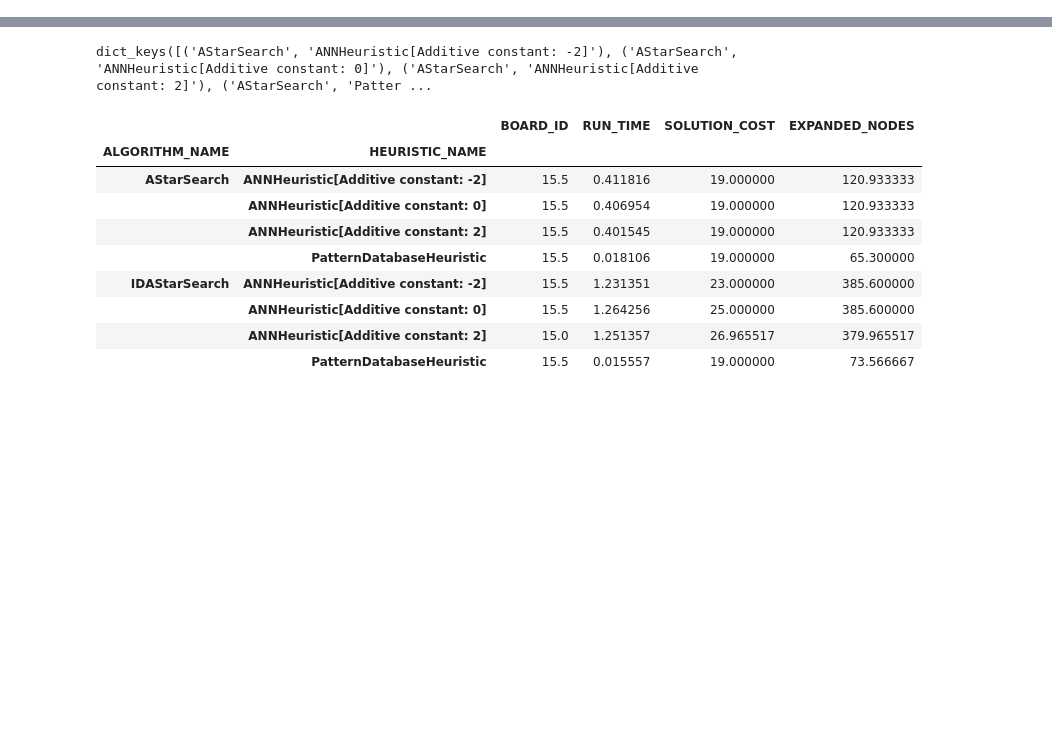
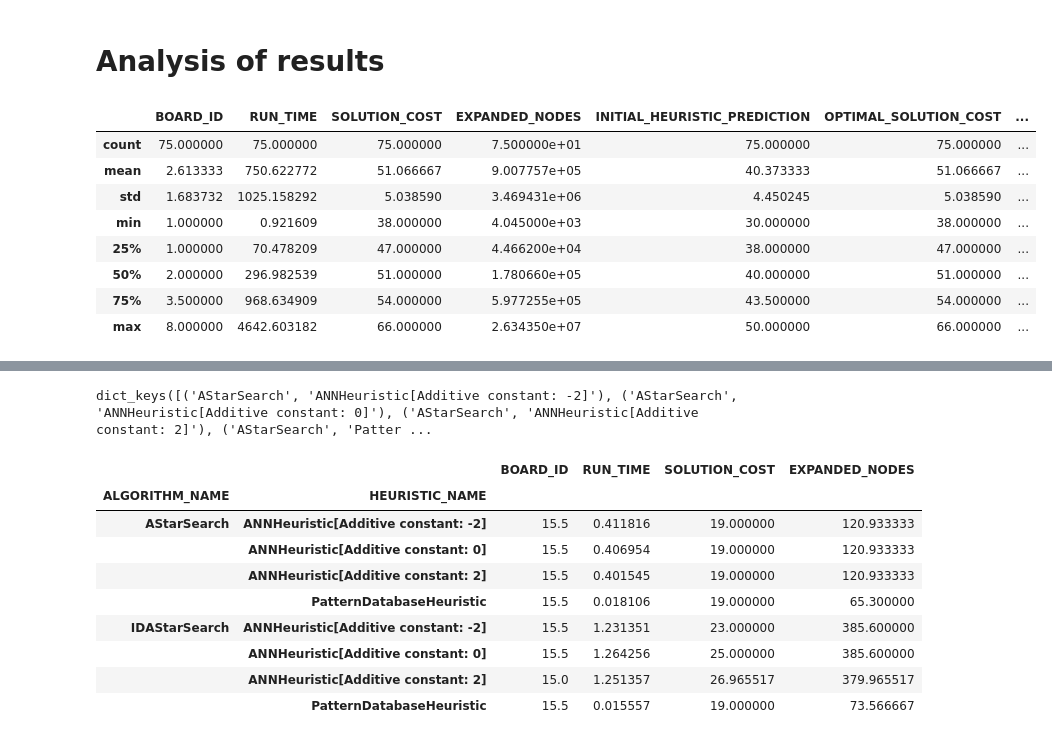
Before and after one commit to vcahlik/fifteen-puzzle, a Jupyter notebook: prototype/notebooks/ANNHeuristicBenchmark.ipynb, the cells around one changed output, grey strips where cells are left out. Cells and saved outputs as stored; diff of their text form; code cells hidden in the pictures; blank space fills up the shorter version.

```diff
--- a/prototype/notebooks/ANNHeuristicBenchmark.ipynb
+++ b/prototype/notebooks/ANNHeuristicBenchmark.ipynb
@@ -27,0 +72,18 @@ results.head(10)
+# %%
+pdb_results_complete = results_complete[results_complete["HEURISTIC_NAME"] == "PDB[Pat:5]"]
+ann_results_complete = results_complete[results_complete["HEURISTIC_NAME"] == "ANN[Const:0]"]
+ann_add_const_results_complete = results_complete[results_complete["HEURISTIC_NAME"] == "ANN[Const:-2]"]
+# %% [markdown]
+# Analysis of results
+# %%
+pdb_results_complete.describe()
+# %% [output]
+|  | BOARD_ID | RUN_TIME | SOLUTION_COST | EXPANDED_NODES | INITIAL_HEURISTIC_PREDICTION | OPTIMAL_SOLUTION_COST | ... |
+| count | 75.000000 | 75.000000 | 75.000000 | 7.500000e+01 | 75.000000 | 75.000000 | ... |
+| mean | 2.613333 | 750.622772 | 51.066667 | 9.007757e+05 | 40.373333 | 51.066667 | ... |
+| std | 1.683732 | 1025.158292 | 5.038590 | 3.469431e+06 | 4.450245 | 5.038590 | ... |
+| min | 1.000000 | 0.921609 | 38.000000 | 4.045000e+03 | 30.000000 | 38.000000 | ... |
+| 25% | 1.000000 | 70.478209 | 47.000000 | 4.466200e+04 | 38.000000 | 47.000000 | ... |
+| 50% | 2.000000 | 296.982539 | 51.000000 | 1.780660e+05 | 40.000000 | 51.000000 | ... |
+| 75% | 3.500000 | 968.634909 | 54.000000 | 5.977255e+05 | 43.500000 | 54.000000 | ... |
+| max | 8.000000 | 4642.603182 | 66.000000 | 2.634350e+07 | 50.000000 | 66.000000 | ... |
```
Also changed, not shown: parts of 17 cells of this notebook, 1 other file.
